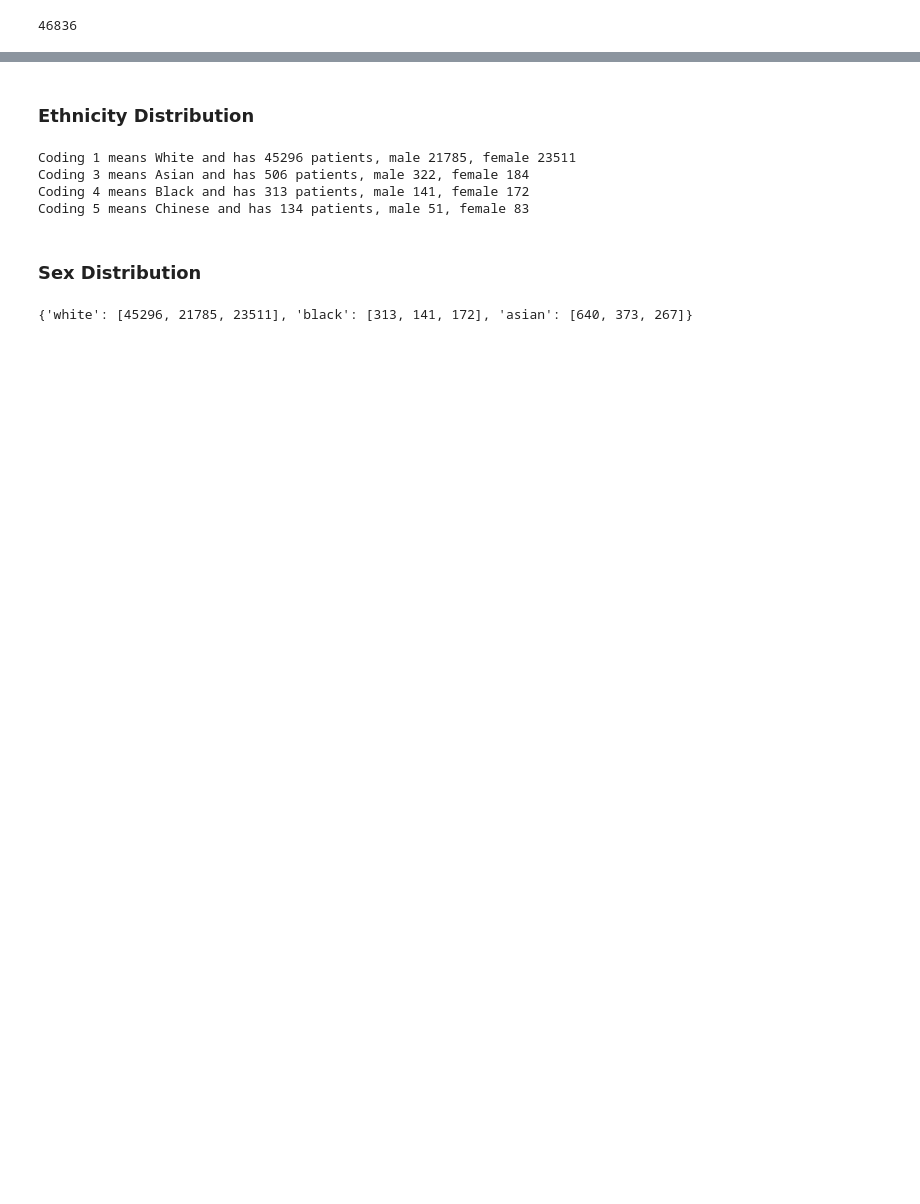
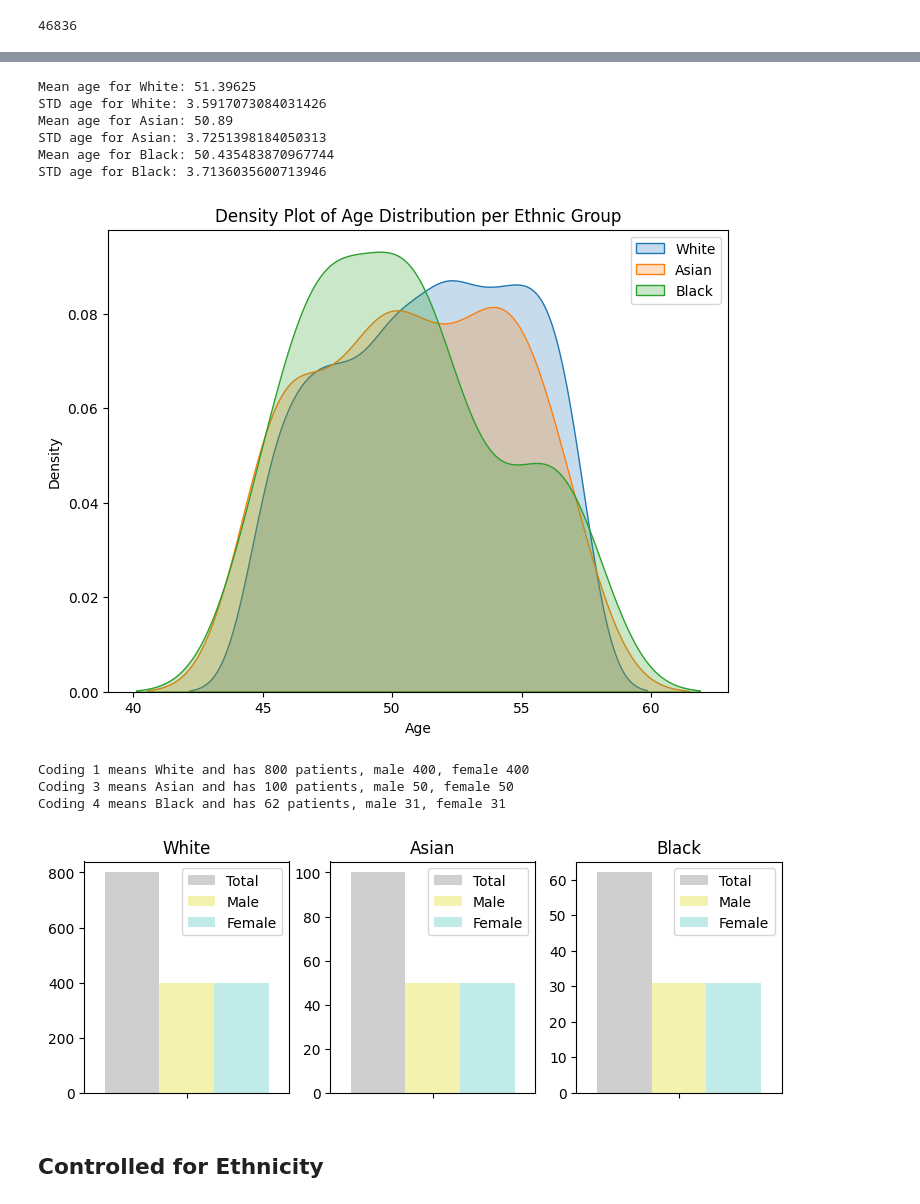
Before and after one commit to msskzx/UniMatch, a Jupyter notebook: more-scenarios/medical/ukbb_analysis.ipynb, the cells around one changed output, grey strips where cells are left out. Saved outputs shown, nothing was run; the diff lists cells and outputs as text; code cells hidden in the pictures; blank space fills up the shorter version.

Commit message:
baseline dataset setup, analysis

```diff
--- a/more-scenarios/medical/ukbb_analysis.ipynb
+++ b/more-scenarios/medical/ukbb_analysis.ipynb
@@ -96,0 +115,9 @@ len(merged_df)
+# %%
+all_wht_df = merged_df[merged_df['ethnicity'].astype(str).str.startswith('1')]
+print('White', len(all_wht_df))
+
+all_as_df = merged_df[merged_df['ethnicity'].astype(str).str.startswith('3')]
+print('Asian', len(all_as_df))
+
+all_bl_df = merged_df[merged_df['ethnicity'].astype(str).str.startswith('4')]
+print('Black', len(all_bl_df))
@@ -96,0 +128,5 @@ len(merged_df)
+# %%
+sample_wht_df = all_wht_df.sample(n=4000, random_state=42)
+dataset_df = pd.concat([sample_wht_df, all_as_df, all_bl_df])
+plot_age_dist(dataset_df)
+plot_sex_dist(dataset_df)
@@ -96,0 +150,13 @@ len(merged_df)
+# %%
+split_prcnts = {
+    'train': 0.8,
+    'val': 0.1,
+    'test': 0.2
+}
+
+wht_test_age_ctrl_df = control_age(sample_wht_df)
+as_test_age_ctrl_df = control_age(all_as_df)
+bl_test_age_ctrl_df = control_age(all_bl_df)
+test_age_ctrl_df = pd.concat([wht_test_age_ctrl_df, as_test_age_ctrl_df, bl_test_age_ctrl_df])
+plot_age_dist(test_age_ctrl_df)
+plot_sex_dist(test_age_ctrl_df)
@@ -97,29 +175,22 @@ len(merged_df)
+# %%
+wht_test_sex_ctrl_df = control_sex(wht_test_age_ctrl_df, split_prcnts['test'], len(sample_wht_df))
+as_test_sex_ctrl_df = control_sex(as_test_age_ctrl_df, split_prcnts['test'], len(all_as_df))
+bl_test_sex_ctrl_df = control_sex(bl_test_age_ctrl_df, split_prcnts['test'], len(all_bl_df))
+test_sex_ctrl_df = pd.concat([wht_test_sex_ctrl_df, as_test_sex_ctrl_df, bl_test_sex_ctrl_df])
+plot_age_dist(test_sex_ctrl_df)
+plot_sex_dist(test_sex_ctrl_df)
+test_sex_ctrl_df.to_csv('ukbb/test_sex_ctrl.csv', index=False)
+# %% [output]
+Mean age for White: 51.39625
+STD age for White: 3.5917073084031426
+Mean age for Asian: 50.89
+STD age for Asian: 3.7251398184050313
+Mean age for Black: 50.435483870967744
+STD age for Black: 3.7136035600713946
+[figure, added]
+Coding 1 means White and has 800 patients, male 400, female 400
+Coding 3 means Asian and has 100 patients, male 50, female 50
+Coding 4 means Black and has 62 patients, male 31, female 31
+[figure, added]
 # %% [markdown]
-### Ethnicity Distribution
+## Controlled for Ethnicity
-# %%
-patient_count = {}
-for k, v in ETHNNICITY_CODING.items():
-    ethnic_group_df = merged_df[merged_df['ethnicity'].astype(str).str.startswith(k)]
-    count = ethnic_group_df.shape[0]
-    male = (ethnic_group_df['sex'] == 1).sum()
-    female = count - male
-    print(f'Coding {k} means {v} and has {count} patients, male {male}, female {female}')
-    patient_count[k] = [count, male, female]
-# %% [output]
-Coding 1 means White and has 45296 patients, male 21785, female 23511
-Coding 3 means Asian and has 506 patients, male 322, female 184
-Coding 4 means Black and has 313 patients, male 141, female 172
-Coding 5 means Chinese and has 134 patients, male 51, female 83
-# %% [markdown]
-### Sex Distribution
-# %%
-# add asian code 3 and chienese code 5 to represent asians
-# groups of interest
-goi_patient_count = {
-    'white': patient_count['1'],
-    'black': patient_count['4'],
-    'asian': [sum(pair) for pair in zip(patient_count['3'], patient_count['5'])],
-}
-print(goi_patient_count)
-# %% [output]
-{'white': [45296, 21785, 23511], 'black': [313, 141, 172], 'asian': [640, 373, 267]}
```
Also changed, not shown: parts of 21 cells of this notebook, 12 other files.
